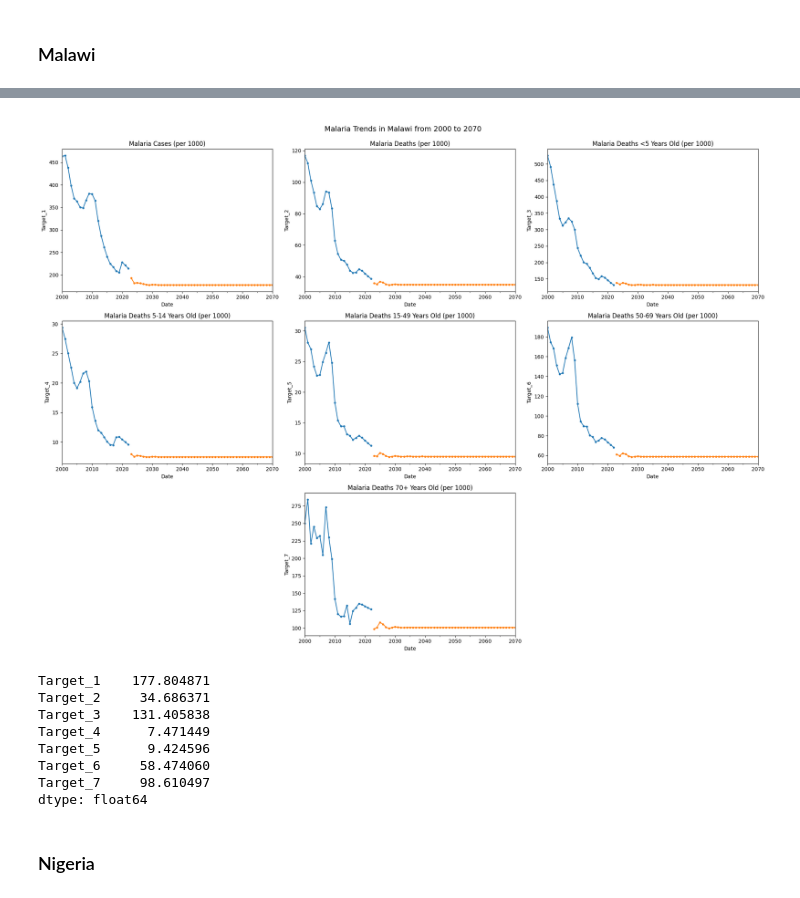
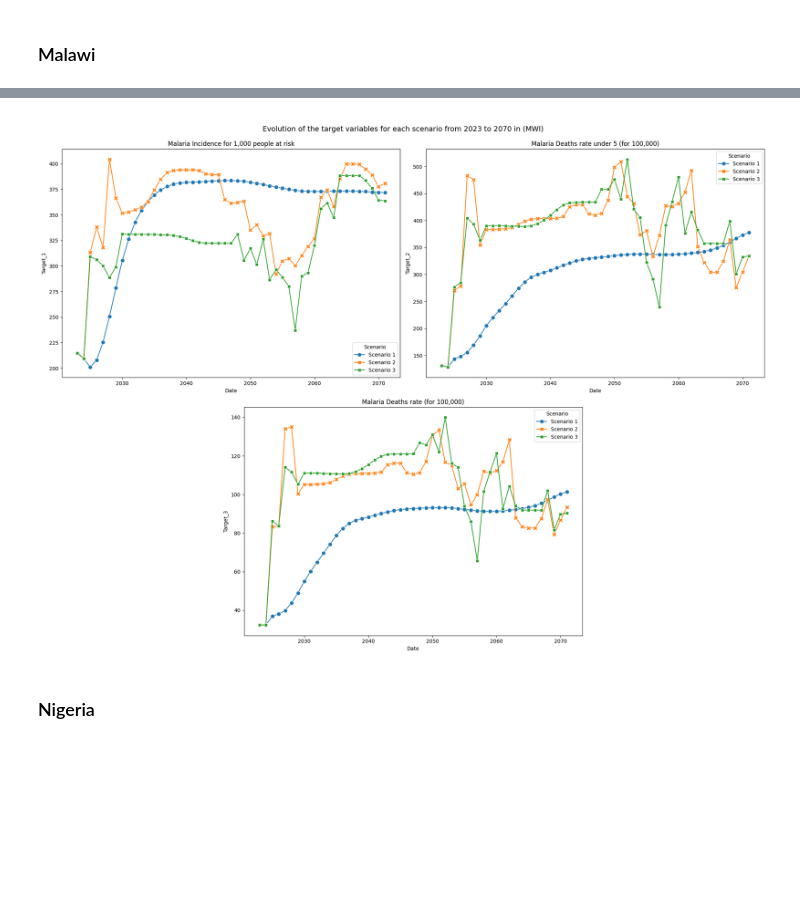
Before and after one commit to Josias-Ounsinli/Assessing-Short-and-Long-Term-Malaria-Transmission-and-Burden-Under-Various-Vaccination-Scenarios, a Jupyter notebook: notebooks/predictions.ipynb, the cells around one changed output, grey strips where cells are left out. Saved outputs shown, nothing was run; the diff lists cells and outputs as text; code cells hidden in the pictures; blank space fills up the shorter version.

```diff
--- a/notebooks/predictions.ipynb
+++ b/notebooks/predictions.ipynb
@@ -398,27 +675,25 @@ mwi_pred = predict_to_2070(
-# %%
-plotmaker.serve_country_predictions(
-    data=mwi_pred,
-    country="Malawi",
-    targets_list = list(targets_dict.keys()) ,
-    target_names = list(targets_dict.values()),
-    nrows=3,
-    ncols=3,
-    figsize=(20, 15),
-    nfigs=7,
-    centered=True
-)
-# %% [output]
-[figure, removed]
-# %%
-mwi_pred[mwi_pred["Predicted"] == 1][target_columns].min()
-# %% [output]
-Target_1    177.804871
-Target_2     34.686371
-Target_3    131.405838
-Target_4      7.471449
-Target_5      9.424596
-Target_6     58.474060
-Target_7     98.610497
-dtype: float64
+# %%
+targets_dict = {
+    "Target_1": 'Malaria Incidence for 1,000 people at risk',
+    "Target_2": 'Malaria Deaths rate under 5 (for 100,000)',
+    "Target_3": "Malaria Deaths rate (for 100,000)",
+}
+plotmaker.serve_predictions(
+    data=predictions.reset_index(),
+    scenario_column="Scenario",
+    country="MWI",
+    x_column="Date",
+    variables=list(targets_dict.keys()),
+    nrows=2,
+    ncols=2,
+    figsize=(20, 15),
+    nfigs=3,
+    centered=True,
+    subtitles=list(targets_dict.values()),
+    scenario="(Scenario 3-2)",
+    predictions=True
+)
+# %% [output]
+[figure, added]
 # %% [markdown]
 ### Nigeria
```
Also changed, not shown: parts of 130 cells of this notebook, 14 other files.
